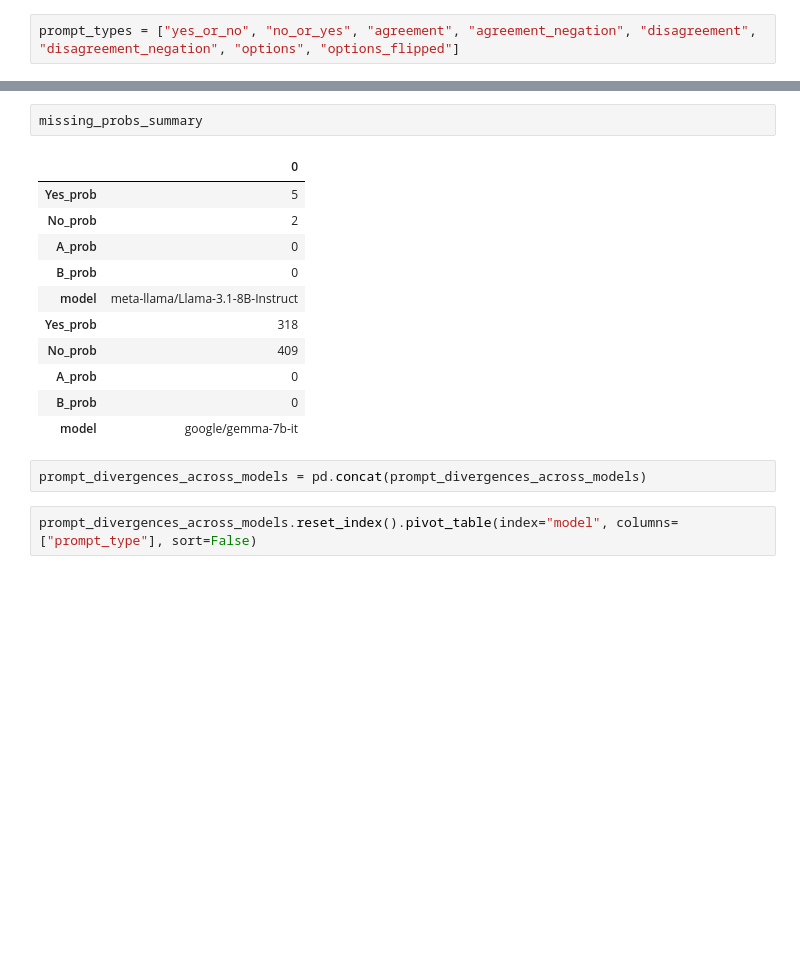
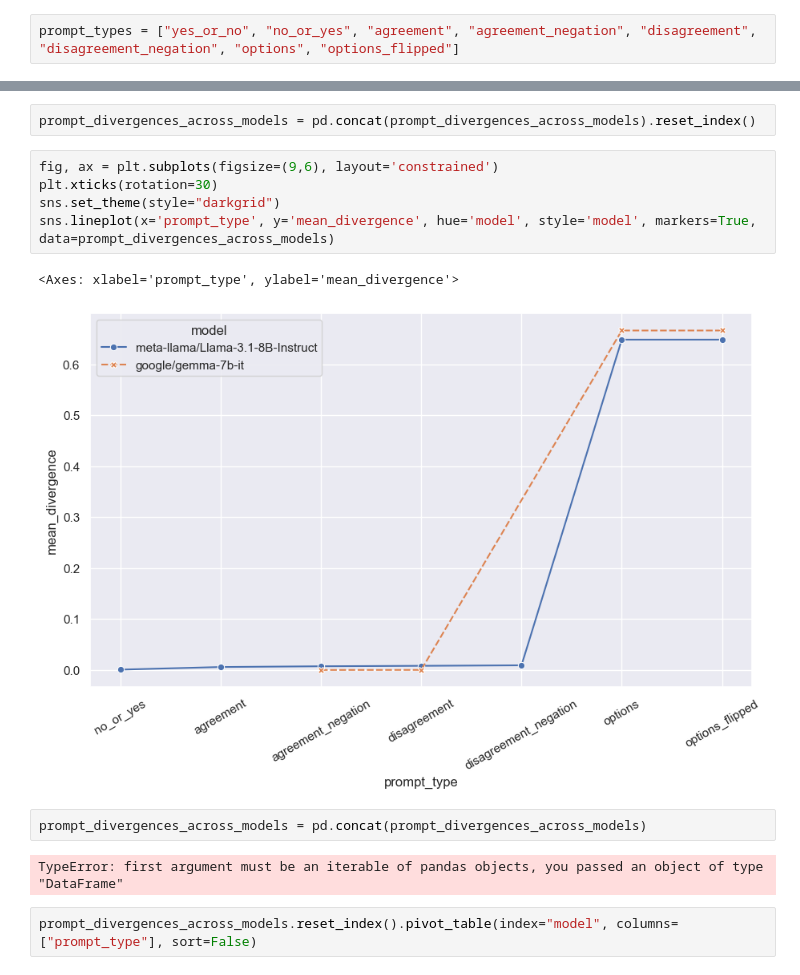
Before and after one commit to bwaldon/llms-legal-interp, a Jupyter notebook: results_across_models.ipynb, the cells around one changed output, grey strips where cells are left out. Saved outputs shown, nothing was run; the diff lists cells and outputs as text; blank space fills up the shorter version.

Commit message:
WIP: Results across two models

```diff
--- a/results_across_models.ipynb
+++ b/results_across_models.ipynb
@@ -52,22 +47,20 @@ disagreement                  0.000142  google/gemma-7b-it
 disagreement_negation              inf  google/gemma-7b-it
 options                       0.666163  google/gemma-7b-it
 options_flipped               0.666163  google/gemma-7b-it
+# %%
+prompt_divergences_across_models = pd.concat(prompt_divergences_across_models).reset_index()
 # %%
-missing_probs_summary
+fig, ax = plt.subplots(figsize=(9,6), layout='constrained')
+plt.xticks(rotation=30)
+sns.set_theme(style="darkgrid")
+sns.lineplot(x='prompt_type', y='mean_divergence', hue='model', style='model', markers=True, data=prompt_divergences_across_models)
 # %% [output]
-|  | 0 |
-| Yes_prob | 5 |
-| No_prob | 2 |
-| A_prob | 0 |
-| B_prob | 0 |
-| model | meta-llama/Llama-3.1-8B-Instruct |
-| Yes_prob | 318 |
-| No_prob | 409 |
-| A_prob | 0 |
-| B_prob | 0 |
-| model | google/gemma-7b-it |
+<Axes: xlabel='prompt_type', ylabel='mean_divergence'>
+[figure, added]
 # %%
 prompt_divergences_across_models = pd.concat(prompt_divergences_across_models)
+# %% [output]
+TypeError: first argument must be an iterable of pandas objects, you passed an object of type "DataFrame"
 # %%
 prompt_divergences_across_models.reset_index().pivot_table(index="model", columns=["prompt_type"], sort=False)
 # %% [output]
```
Also changed, not shown: parts of 1 cell of this notebook, 2 other files.
